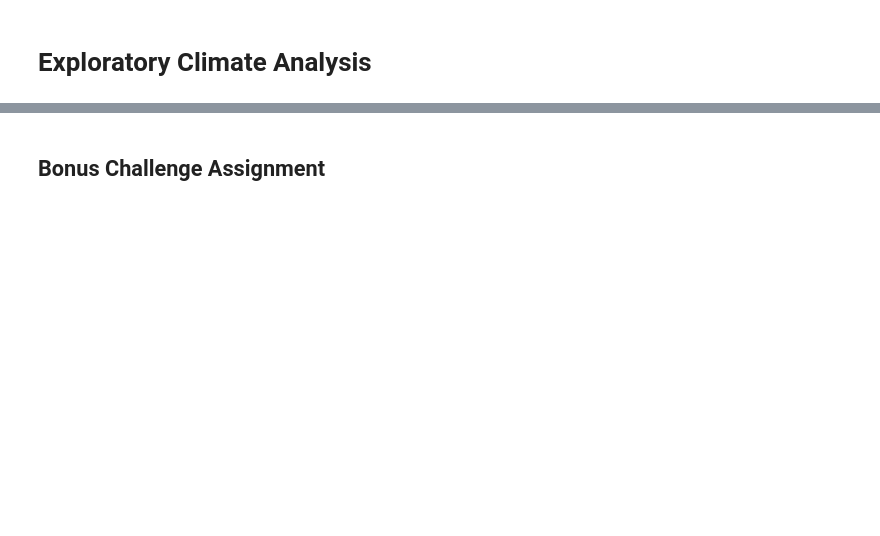
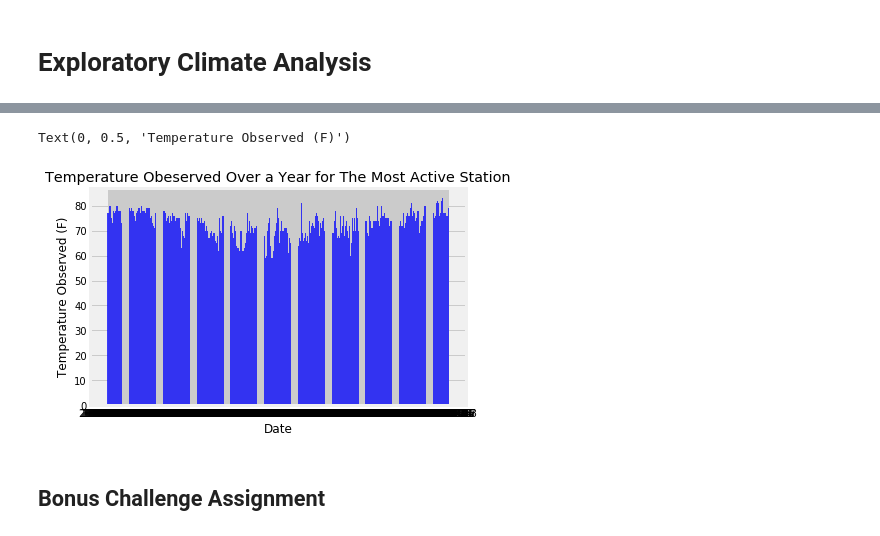
Before and after one commit to jbellagio/SQLalchemy_challenge, a Jupyter notebook: climate_starter.ipynb, the cells around one changed output, grey strips where cells are left out. Drawn from its saved outputs; the diff is of its cells as text; code cells hidden in the pictures; blank space fills up the shorter version.

```diff
--- a/climate_starter.ipynb
+++ b/climate_starter.ipynb
@@ -57,3 +217,9 @@ Hawaii = Base.classes.hawaii
 # %%
 # Choose the station with the highest number of temperature observations.
 # Query the last 12 months of temperature observation data for this station and plot the results as a histogram
+highest_tobs_query = (session.query(Measurement.date, Measurement.tobs)
+                     .filter(Measurement.date >= query_date)
+                     .filter(Measurement.station == "USC00519281"))
+
+df_highest_tobs_query = pd.read_sql_query(highest_tobs_query.statement, session.get_bind())
+df_highest_tobs_query.head()
@@ -60,3 +233,16 @@ Hawaii = Base.classes.hawaii
+# %%
+x_axis = df_highest_tobs_query['date']
+y_axis = df_highest_tobs_query['tobs']
+
+plt.bar(x_axis, y_axis, alpha = .75, color = 'b')
+plt.title("Temperature Obeserved Over a Year for The Most Active Station")
+plt.xlabel("Date")
+plt.ylabel("Temperature Observed (F)")
+
+#unfortunately couldn't figure out how to use bins/histogram
+# %% [output]
+Text(0, 0.5, 'Temperature Observed (F)')
+[figure, added]
 # %% [markdown]
 ## Bonus Challenge Assignment
 # %%
```
Also changed, not shown: parts of 19 cells of this notebook.
